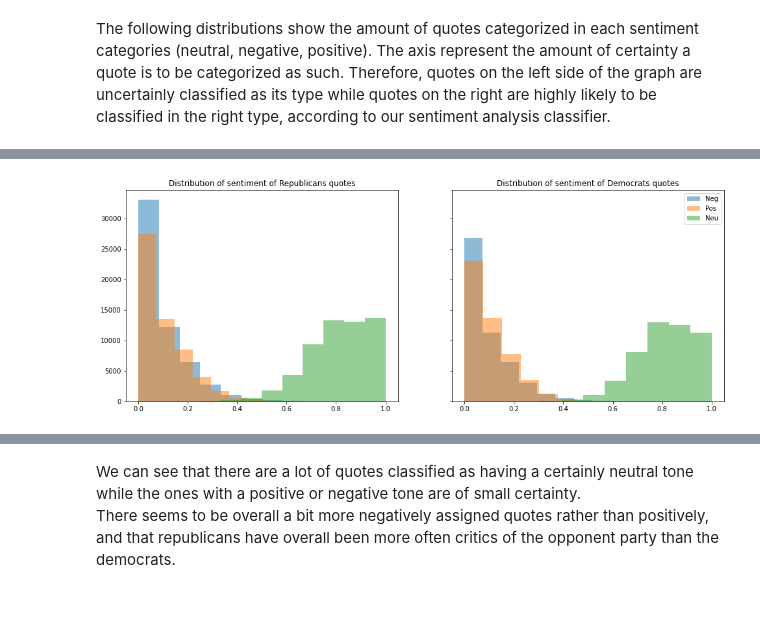
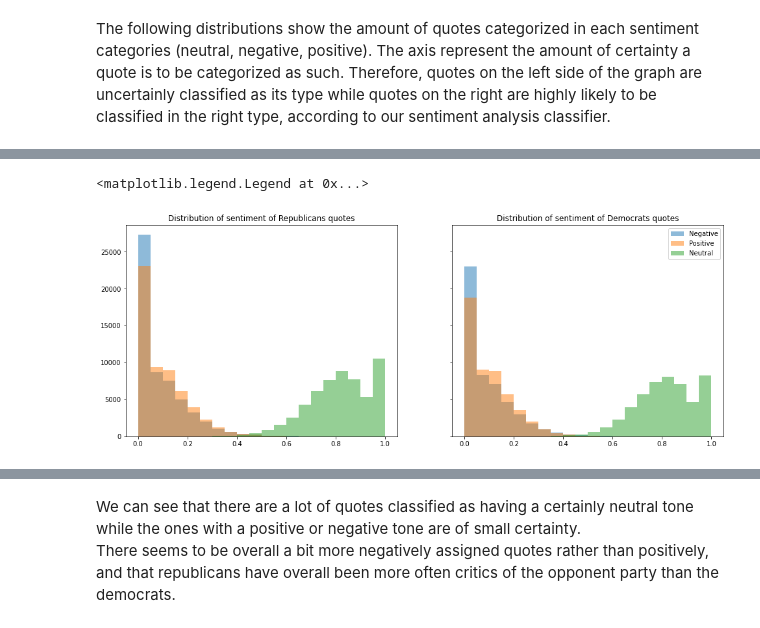
Before and after one commit to epfl-ada/ada-2021-project-apa, a Jupyter notebook: sentiment_eda.ipynb, the cells around one changed output, grey strips where cells are left out. Saved outputs shown, nothing was run; the diff lists cells and outputs as text; code cells hidden in the pictures.

```diff
--- a/sentiment_eda.ipynb
+++ b/sentiment_eda.ipynb
@@ -223,7 +232,7 @@ def get_day(date):
     return pd.to_datetime(date)
 # %%
 # Date is currently precise to the second, but we simply want the date
-df["date_simp"] = df["date"].progress_apply(get_day)
+df["date_simp"] = pd.DatetimeIndex(df['date']).normalize() # df["date"].progress_apply(get_day)
 # %%
 # Plot the average for each day
 by_date = df.groupby(["date_simp"])["compound"].mean()
@@ -262,16 +285,17 @@ The following distributions show the amount of quotes categorized in each sentim
 # %%
 fig, axes = plt.subplots(1, 2, sharey=True, figsize=(16.5,6))
 # Overall distribution of republicans quotes sentiment
-labels = ['neg','pos', 'neu'];
-axes[0].hist(df_rep['neg'], alpha=0.5);
-axes[0].hist(df_rep['pos'], alpha=0.5);
-axes[0].hist(df_rep['neu'], alpha=0.5);
-axes[0].set_title('Distribution of sentiment of Republicans quotes');
-axes[1].hist(df_dem['neg'], alpha=0.5);
-axes[1].hist(df_dem['pos'], alpha=0.5);
-axes[1].hist(df_dem['neu'], alpha=0.5);
-labels = ['Neg','Pos', 'Neu'];
-axes[1].set_title('Distribution of sentiment of Democrats quotes');
-plt.legend(labels);
+labels = ['neg','pos', 'neu']
+axes[0].hist(df_rep['neg'], alpha=0.5, bins=np.arange(0, 1+1e-10, 0.05))
+axes[0].hist(df_rep['pos'], alpha=0.5, bins=np.arange(0, 1+1e-10, 0.05))
+axes[0].hist(df_rep['neu'], alpha=0.5, bins=np.arange(0, 1+1e-10, 0.05))
+axes[0].set_title('Distribution of sentiment of Republicans quotes')
+axes[1].hist(df_dem['neg'], alpha=0.5, bins=np.arange(0, 1+1e-10, 0.05))
+axes[1].hist(df_dem['pos'], alpha=0.5, bins=np.arange(0, 1+1e-10, 0.05))
+axes[1].hist(df_dem['neu'], alpha=0.5, bins=np.arange(0, 1+1e-10, 0.05))
+labels = ['Negative','Positive', 'Neutral']
+axes[1].set_title('Distribution of sentiment of Democrats quotes')
+plt.legend(labels)
 # %% [output]
+<matplotlib.legend.Legend at 0x...>
-[figure, old version]
+[figure, new version]
```
Also changed, not shown: parts of 27 cells of this notebook.
